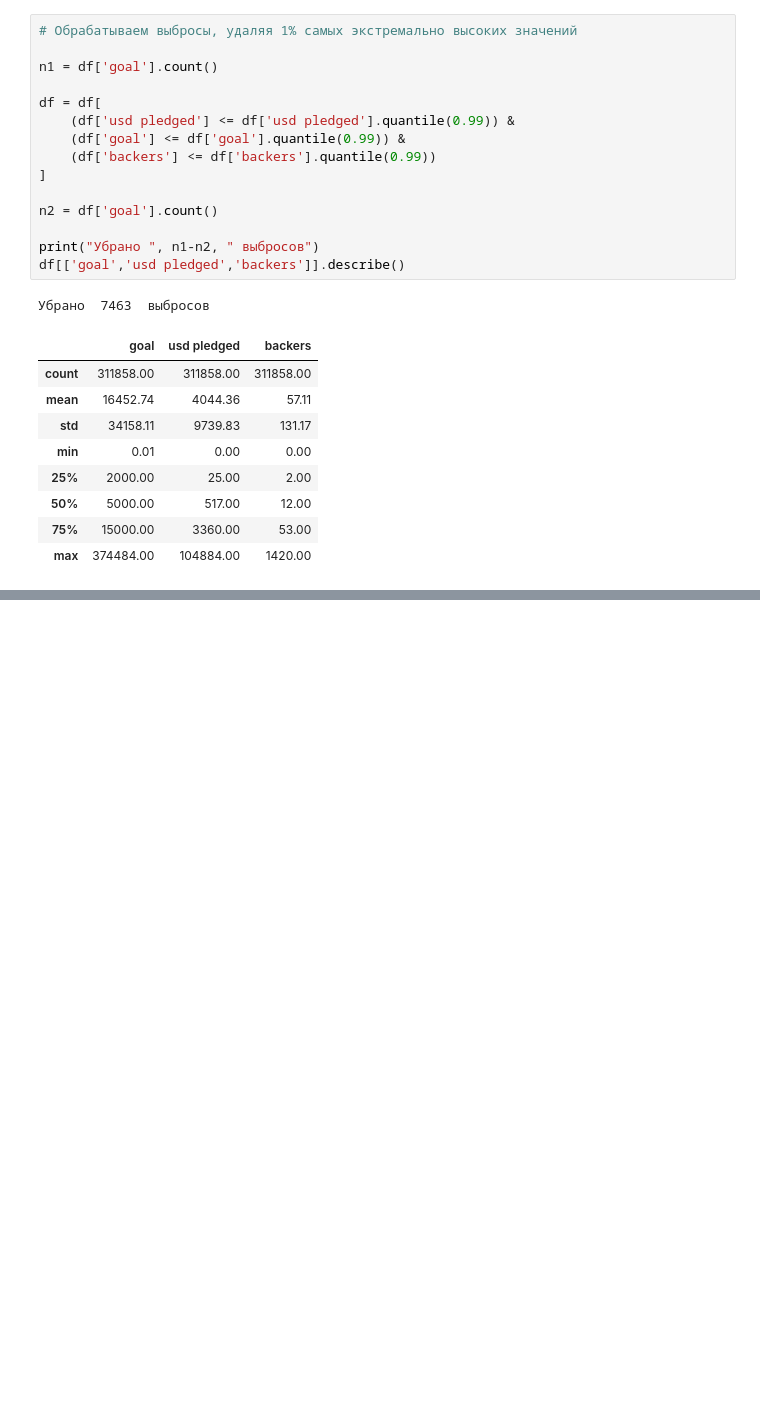
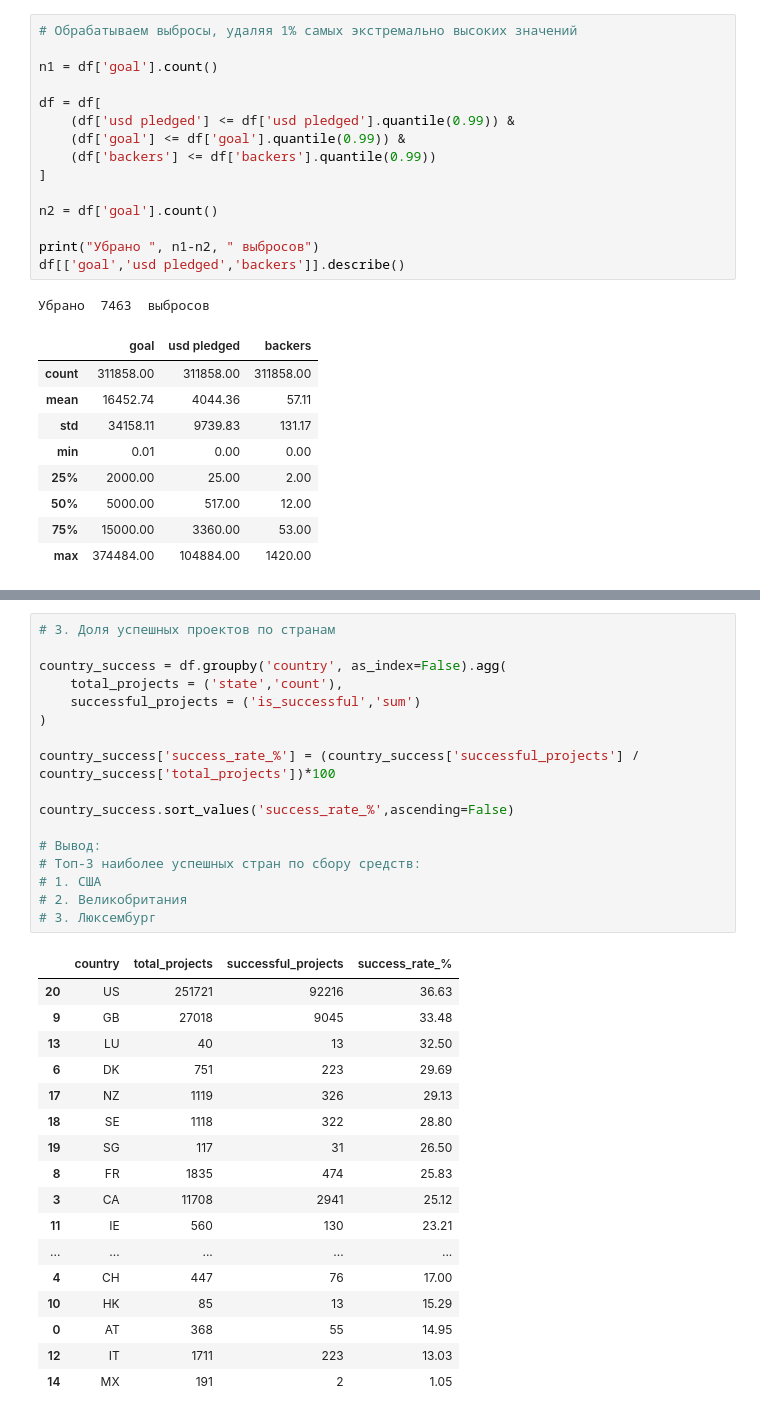
Before and after one commit to Skipper1284/Kickstarter_Dataset_Study_Project, a Jupyter notebook: Python/Kickstarter_Notebook.ipynb, the cells around one changed output, grey strips where cells are left out. Cells and saved outputs as stored; diff of their text form; blank space fills up the shorter version.

```diff
--- a/Python/Kickstarter_Notebook.ipynb
+++ b/Python/Kickstarter_Notebook.ipynb
@@ -95,0 +149,35 @@ df[['goal','usd pledged','backers']].describe()
+# %%
+# 3. Доля успешных проектов по странам
+
+country_success = df.groupby('country', as_index=False).agg(
+    total_projects = ('state','count'),
+    successful_projects = ('is_successful','sum')
+)
+
+country_success['success_rate_%'] = (country_success['successful_projects'] / country_success['total_projects'])*100
+
+country_success.sort_values('success_rate_%',ascending=False)
+
+# Вывод:
+# Топ-3 наиболее успешных стран по сбору средств:
+# 1. США
+# 2. Великобритания
+# 3. Люксембург
+# %% [output]
+|  | country | total_projects | successful_projects | success_rate_% |
+| 20 | US | 251721 | 92216 | 36.63 |
+| 9 | GB | 27018 | 9045 | 33.48 |
+| 13 | LU | 40 | 13 | 32.50 |
+| 6 | DK | 751 | 223 | 29.69 |
+| 17 | NZ | 1119 | 326 | 29.13 |
+| 18 | SE | 1118 | 322 | 28.80 |
+| 19 | SG | 117 | 31 | 26.50 |
+| 8 | FR | 1835 | 474 | 25.83 |
+| 3 | CA | 11708 | 2941 | 25.12 |
+| 11 | IE | 560 | 130 | 23.21 |
+| ... | ... | ... | ... | ... |
+| 4 | CH | 447 | 76 | 17.00 |
+| 10 | HK | 85 | 13 | 15.29 |
+| 0 | AT | 368 | 55 | 14.95 |
+| 12 | IT | 1711 | 223 | 13.03 |
+| 14 | MX | 191 | 2 | 1.05 |
```
Also changed, not shown: parts of 14 cells of this notebook.
